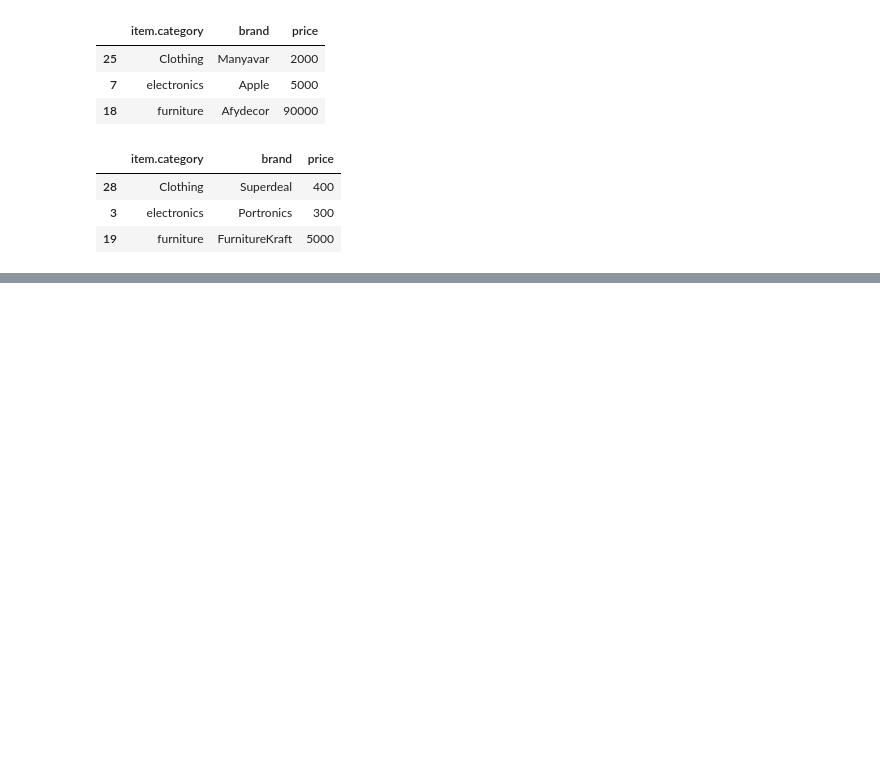
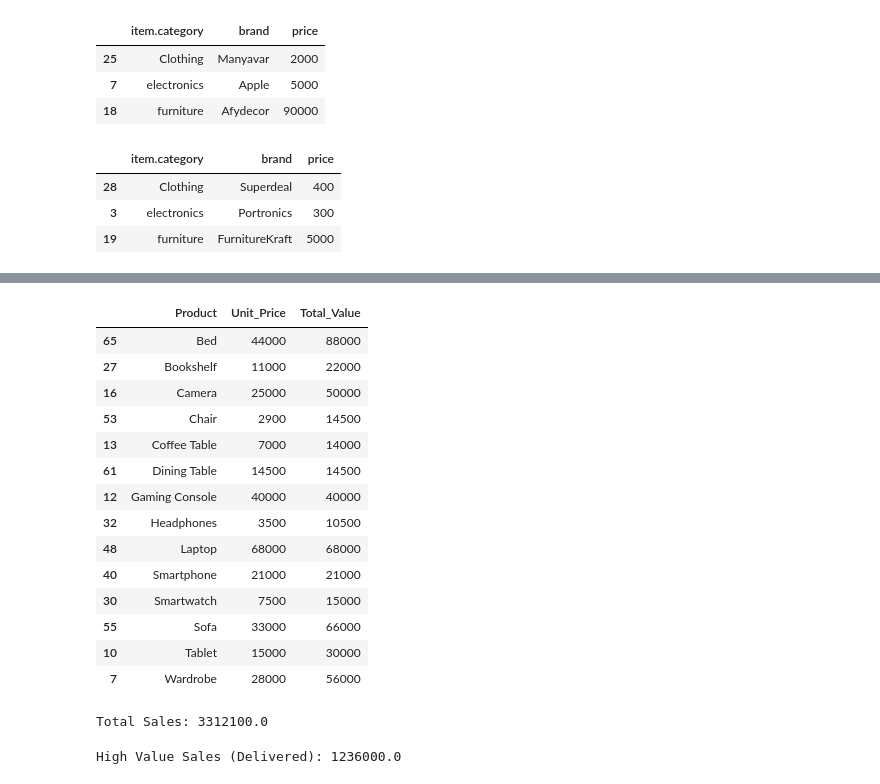
Before and after one commit to PhiWhyyy/E-Commerce-Business-Analysis, a Jupyter notebook: E_Commerce_Business_Analysis_Project.ipynb, the cells around one changed output, grey strips where cells are left out. Saved outputs shown, nothing was run; the diff lists cells and outputs as text; code cells hidden in the pictures; blank space fills up the shorter version.

```diff
--- a/E_Commerce_Business_Analysis_Project.ipynb
+++ b/E_Commerce_Business_Analysis_Project.ipynb
@@ -34,0 +83,32 @@ display(most_budget_friendly_brands[["item.category","brand","price"]])
+# %%
+delivered_df = df[df['Status'] == 'Delivered']
+Affordable_brands = delivered_df.loc[delivered_df.groupby("Product")["Unit_Price"].idxmin()]
+display(Affordable_brands[["Product","Unit_Price","Total_Value"]])
+# %% [output]
+|  | Product | Unit_Price | Total_Value |
+| 65 | Bed | 44000 | 88000 |
+| 27 | Bookshelf | 11000 | 22000 |
+| 16 | Camera | 25000 | 50000 |
+| 53 | Chair | 2900 | 14500 |
+| 13 | Coffee Table | 7000 | 14000 |
+| 61 | Dining Table | 14500 | 14500 |
+| 12 | Gaming Console | 40000 | 40000 |
+| 32 | Headphones | 3500 | 10500 |
+| 48 | Laptop | 68000 | 68000 |
+| 40 | Smartphone | 21000 | 21000 |
+| 30 | Smartwatch | 7500 | 15000 |
+| 55 | Sofa | 33000 | 66000 |
+| 10 | Tablet | 15000 | 30000 |
+| 7 | Wardrobe | 28000 | 56000 |
+# %%
+df['Total_Value'] = pd.to_numeric(df['Total_Value'], errors='coerce')
+Total_Sales = df['Total_Value'].sum()
+print(f"Total Sales: {Total_Sales}")
+# %% [output]
+Total Sales: 3312100.0
+# %%
+high_value_sales_df = df[(df['Total_Value'] > 50000) & (df['Status'] == 'Delivered')]
+High_Value_Sales = high_value_sales_df['Total_Value'].sum()
+print(f"High Value Sales (Delivered): {High_Value_Sales}")
+# %% [output]
+High Value Sales (Delivered): 1236000.0
```
Also changed, not shown: parts of 5 cells of this notebook.
